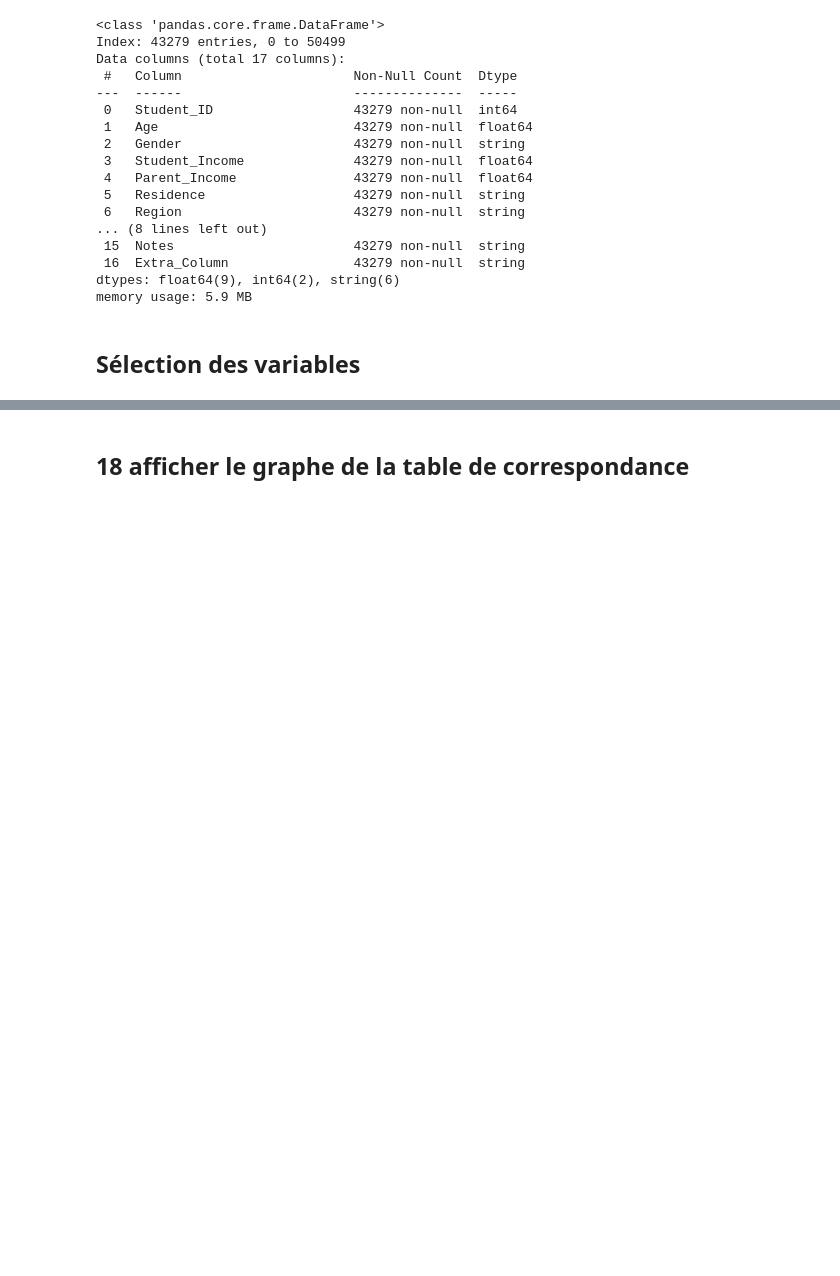
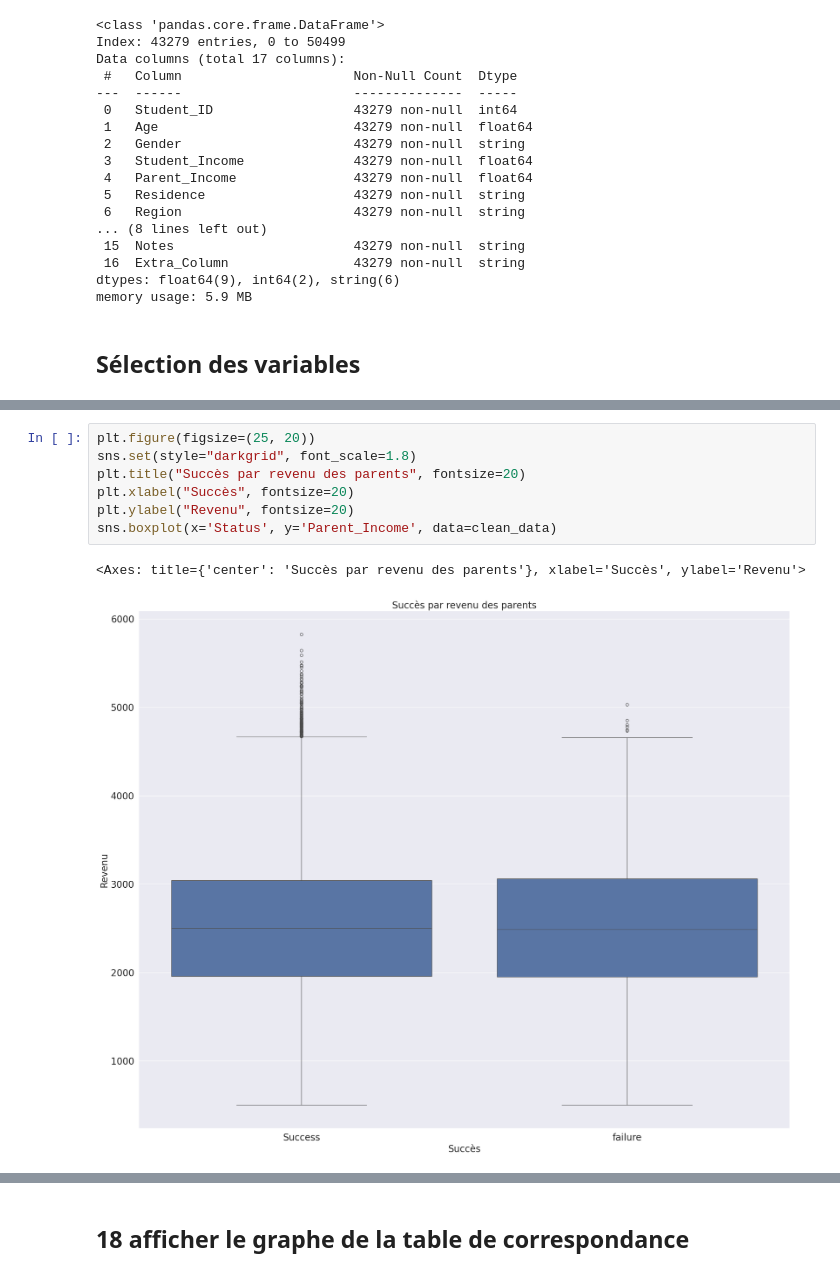
Before and after one commit to jabibamman/examen_ML_5_AL2, a Jupyter notebook: clustering_etudiant.ipynb, the cells around one changed output, grey strips where cells are left out. Drawn from its saved outputs; the diff is of its cells as text; blank space fills up the shorter version.

```diff
--- a/clustering_etudiant.ipynb
+++ b/clustering_etudiant.ipynb
@@ -252,0 +348,10 @@ table_corr
+# %%
+plt.figure(figsize=(25, 20))
+sns.set(style="darkgrid", font_scale=1.8)
+plt.title("Succès par revenu des parents", fontsize=20)
+plt.xlabel("Succès", fontsize=20)
+plt.ylabel("Revenu", fontsize=20)
+sns.boxplot(x='Status', y='Parent_Income', data=clean_data)
+# %% [output]
+<Axes: title={'center': 'Succès par revenu des parents'}, xlabel='Succès', ylabel='Revenu'>
+[figure, added]
```
Also changed, not shown: parts of 40 cells of this notebook.
